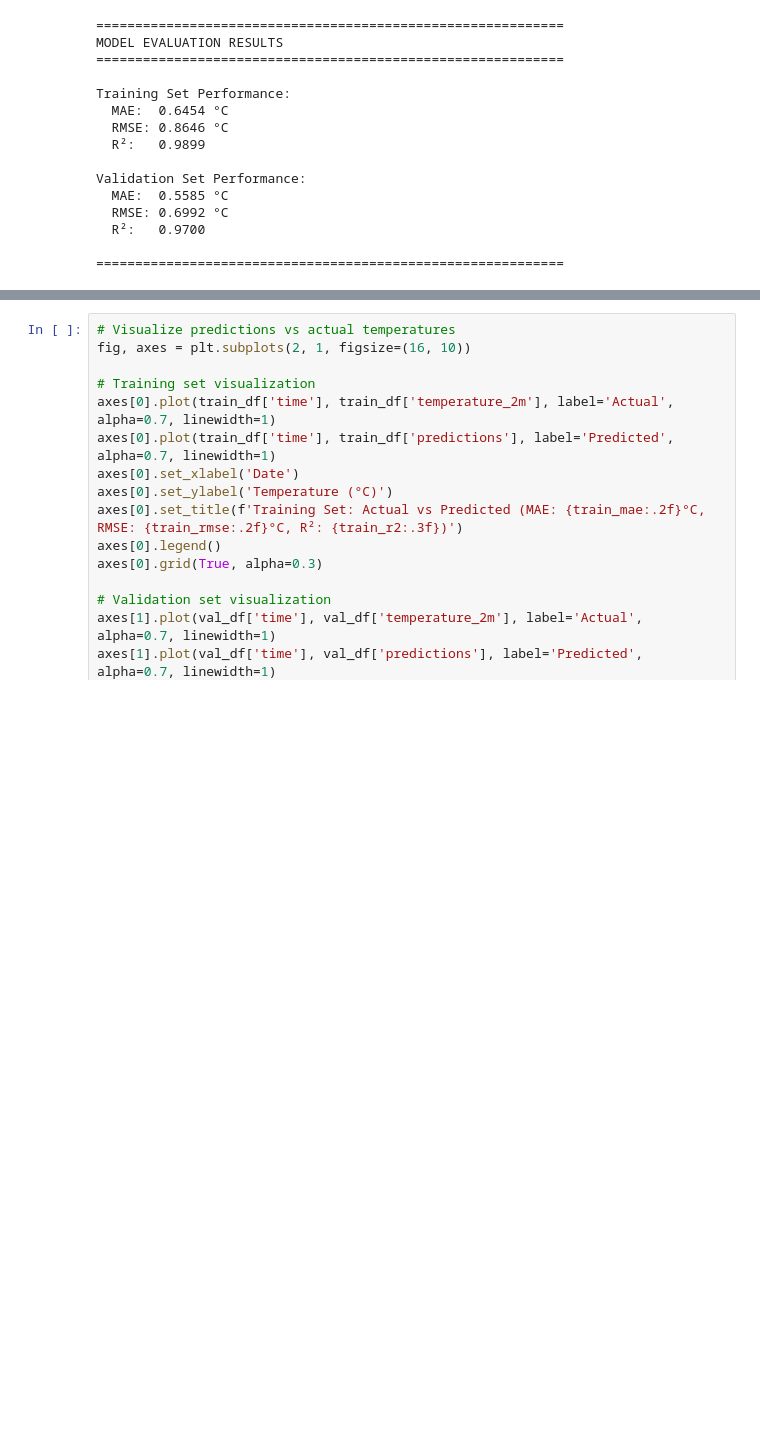
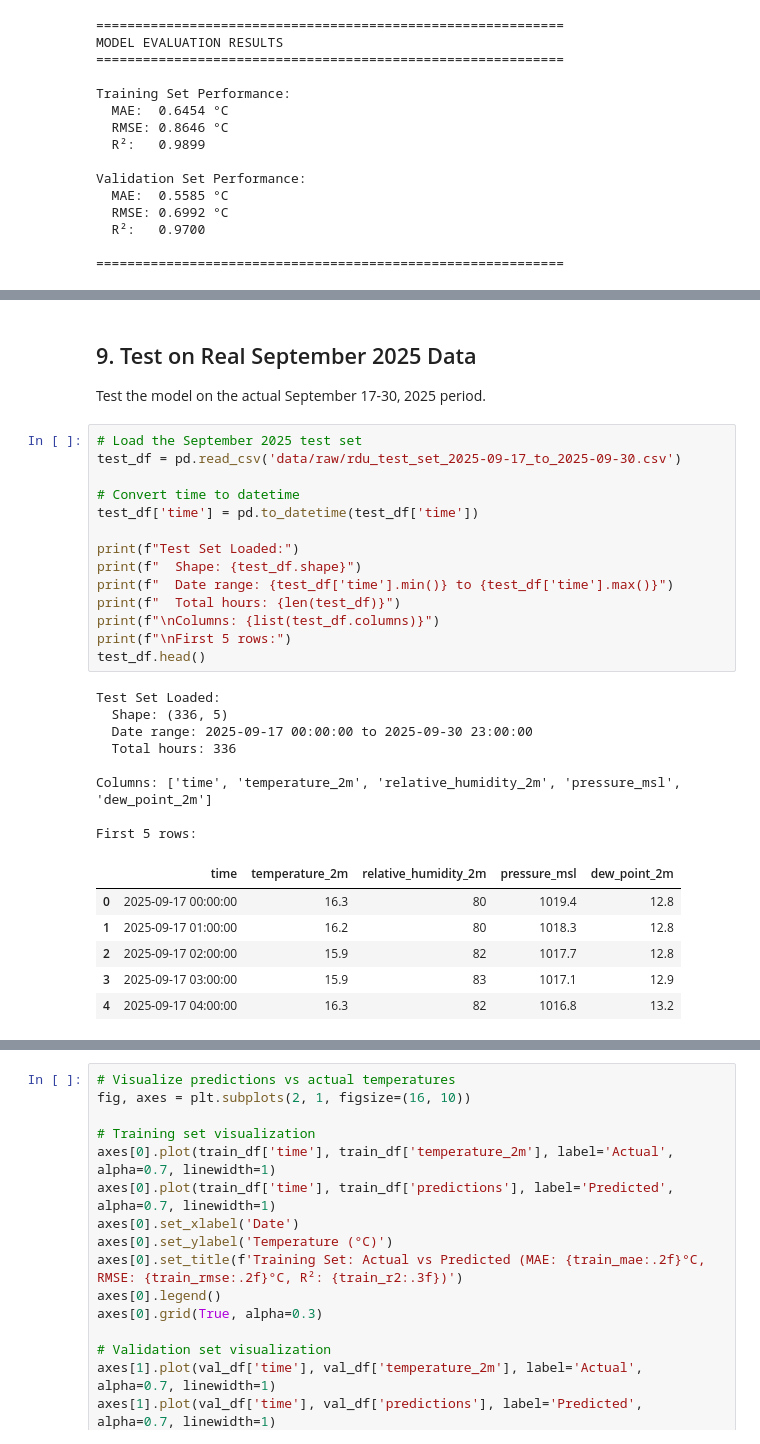
Before and after one commit to SophiaYifei/rdu-temp-forecast-14day, a Jupyter notebook: linear_regression_model.ipynb, the cells around one changed output, grey strips where cells are left out. Cells and saved outputs as stored; diff of their text form; blank space fills up the shorter version.

Commit message:
Linear regression model complete

```diff
--- a/linear_regression_model.ipynb
+++ b/linear_regression_model.ipynb
@@ -390,0 +397,33 @@ Validation Set Performance:
+# %% [markdown]
+## 9. Test on Real September 2025 Data
+
+Test the model on the actual September 17-30, 2025 period.
+# %%
+# Load the September 2025 test set
+test_df = pd.read_csv('data/raw/rdu_test_set_2025-09-17_to_2025-09-30.csv')
+
+# Convert time to datetime
+test_df['time'] = pd.to_datetime(test_df['time'])
+
+print(f"Test Set Loaded:")
+print(f"  Shape: {test_df.shape}")
+print(f"  Date range: {test_df['time'].min()} to {test_df['time'].max()}")
+print(f"  Total hours: {len(test_df)}")
+print(f"\nColumns: {list(test_df.columns)}")
+print(f"\nFirst 5 rows:")
+test_df.head()
+# %% [output]
+Test Set Loaded:
+  Shape: (336, 5)
+  Date range: 2025-09-17 00:00:00 to 2025-09-30 23:00:00
+  Total hours: 336
+
+Columns: ['time', 'temperature_2m', 'relative_humidity_2m', 'pressure_msl', 'dew_point_2m']
+
+First 5 rows:
+|  | time | temperature_2m | relative_humidity_2m | pressure_msl | dew_point_2m |
+| 0 | 2025-09-17 00:00:00 | 16.3 | 80 | 1019.4 | 12.8 |
+| 1 | 2025-09-17 01:00:00 | 16.2 | 80 | 1018.3 | 12.8 |
+| 2 | 2025-09-17 02:00:00 | 15.9 | 82 | 1017.7 | 12.8 |
+| 3 | 2025-09-17 03:00:00 | 15.9 | 83 | 1017.1 | 12.9 |
+| 4 | 2025-09-17 04:00:00 | 16.3 | 82 | 1016.8 | 13.2 |
```
Also changed, not shown: parts of 6 cells of this notebook, 3 other files.
